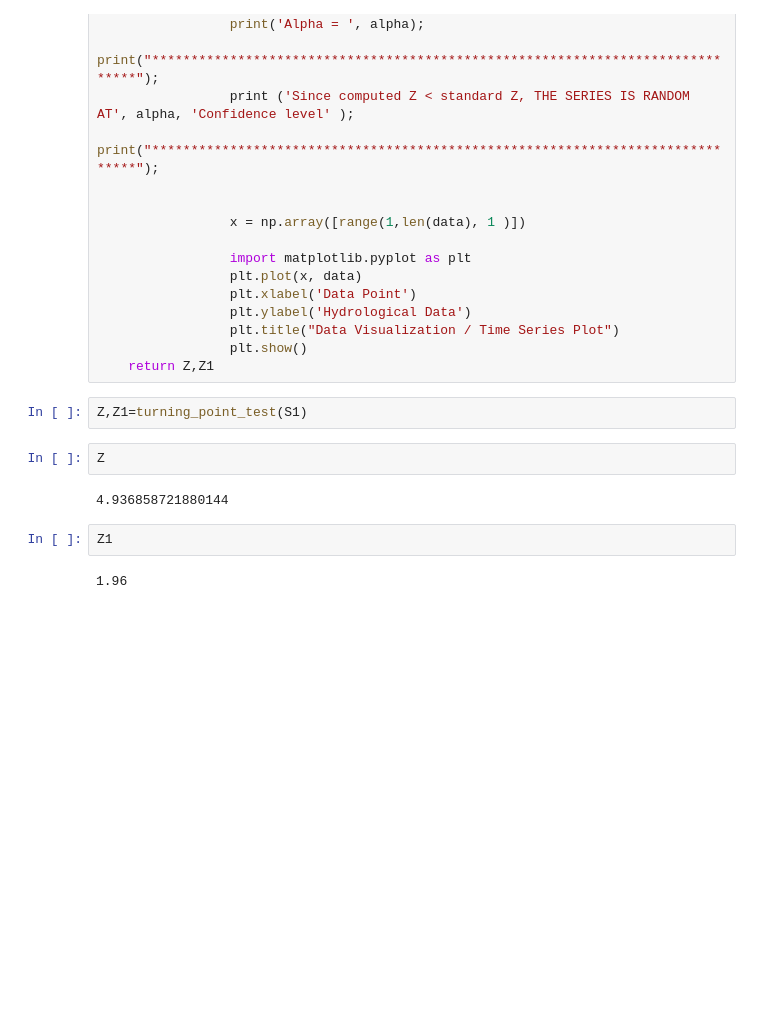
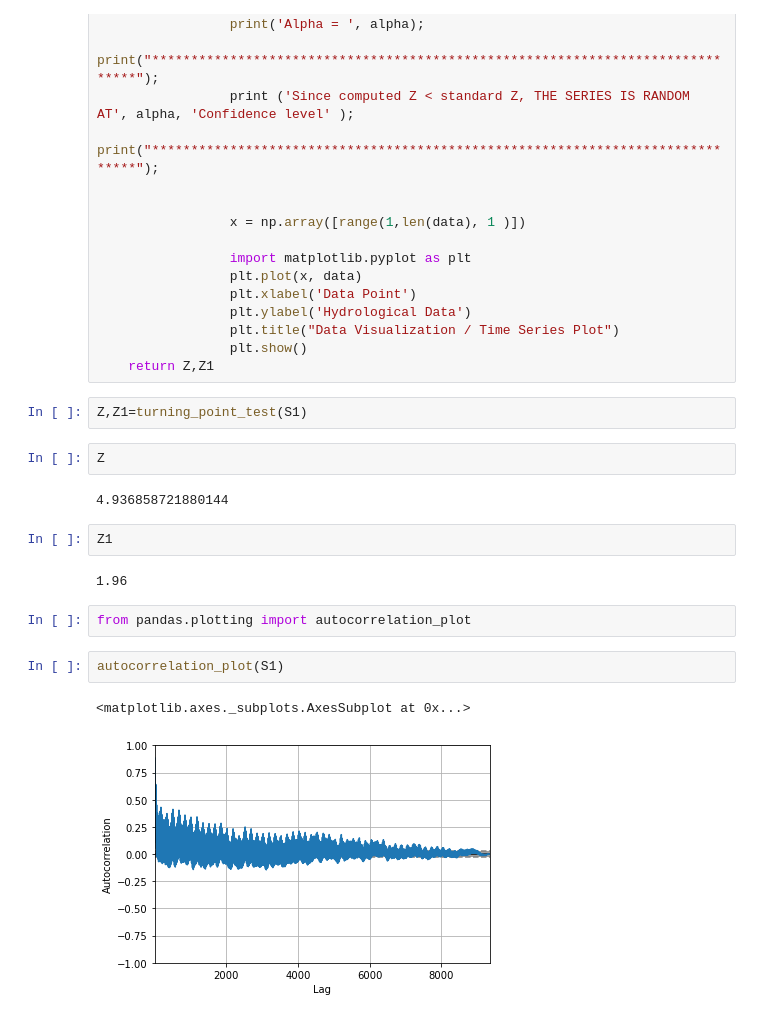
Before and after one commit to sks-07/Timeseries, a Jupyter notebook: time_series.ipynb, the cells around one changed output. Cells and saved outputs as stored; diff of their text form; blank space fills up the shorter version.

```diff
--- a/time_series.ipynb
+++ b/time_series.ipynb
@@ -487,3 +550,10 @@ Z
 Z1
 # %% [output]
 1.96
+# %%
+from pandas.plotting import autocorrelation_plot
+# %%
+autocorrelation_plot(S1)
+# %% [output]
+<matplotlib.axes._subplots.AxesSubplot at 0x...>
+[figure, added]
```
Also changed, not shown: parts of 3 cells of this notebook.
